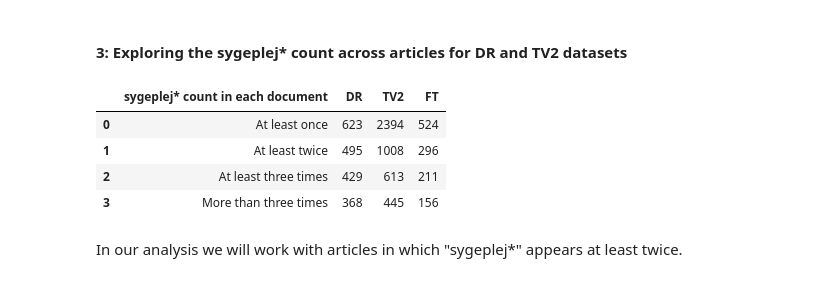
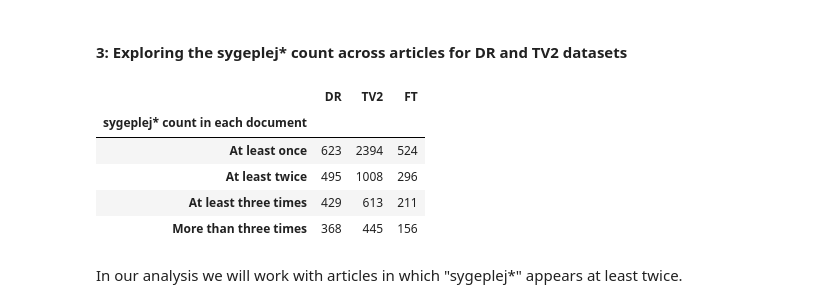
Before and after one commit to danawang10/isds29, a Jupyter notebook: Projekt/Complete project/Complete file.ipynb, the cells around one changed output. Saved outputs shown, nothing was run; the diff lists cells and outputs as text; code cells hidden in the pictures.

```diff
--- a/Projekt/Complete project/Complete file.ipynb
+++ b/Projekt/Complete project/Complete file.ipynb
@@ -727,23 +727,24 @@ ft_sygeplej1x, ft_sygeplej2x, ft_sygeplej3x, ft_sygeplej4x = sygeplej_count(ft)
 # %%
 dict_sygeplej_count = {"sygeplej* count in each document":\
                        ['At least once', 'At least twice', 'At least three times', 'More than three times'],\
                        "DR" :\
                        [len(dr_sygeplej1x), len(dr_sygeplej2x), len(dr_sygeplej3x), len(dr_sygeplej4x)],\
                        "TV2" :\
                        [len(tv2_sygeplej1x), len(tv2_sygeplej2x), len(tv2_sygeplej3x), len(tv2_sygeplej4x)],\
                         "FT" :\
                        [len(ft_sygeplej1x), len(ft_sygeplej2x), len(ft_sygeplej3x), len(ft_sygeplej4x)]}
 
 
 
-table_sygeplej_count = pd.DataFrame(data = dict_sygeplej_count).reset_index(drop=True)
+table_sygeplej_count = pd.DataFrame(data = dict_sygeplej_count).set_index("sygeplej* count in each document")
 display(table_sygeplej_count)
 # %% [output]
-|  | sygeplej* count in each document | DR | TV2 | FT |
-| 0 | At least once | 623 | 2394 | 524 |
-| 1 | At least twice | 495 | 1008 | 296 |
-| 2 | At least three times | 429 | 613 | 211 |
-| 3 | More than three times | 368 | 445 | 156 |
+|  | DR | TV2 | FT |
+| sygeplej* count in each document |  |  |  |
+| At least once | 623 | 2394 | 524 |
+| At least twice | 495 | 1008 | 296 |
+| At least three times | 429 | 613 | 211 |
+| More than three times | 368 | 445 | 156 |
 # %% [markdown]
 In our analysis we will work with articles in which "sygeplej*" appears at least twice.
 # %% [markdown]
```
Also changed, not shown: 1 other file.
